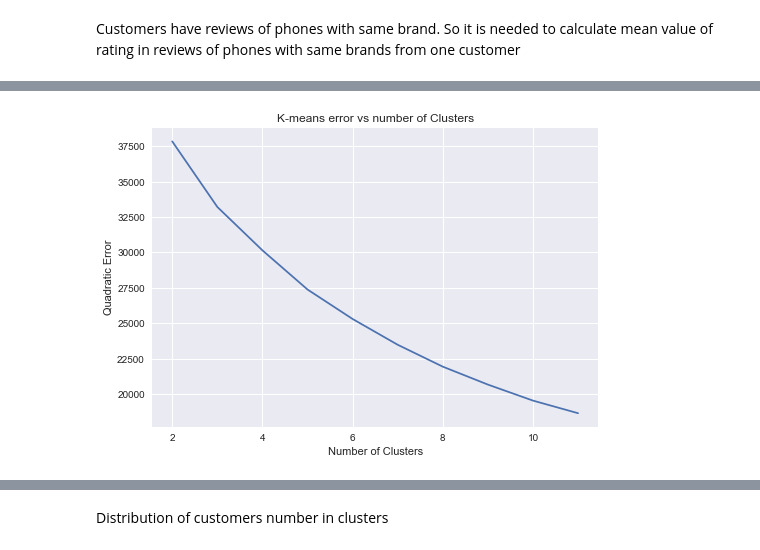
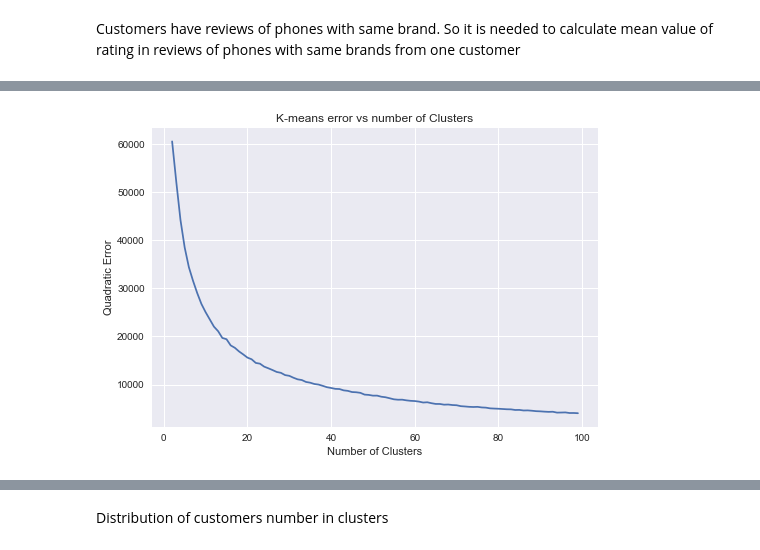
Before and after one commit to ma-petrov/recommendation-system, a Jupyter notebook: amazon-phones-reviews.ipynb, the cells around one changed output, grey strips where cells are left out. Saved outputs shown, nothing was run; the diff lists cells and outputs as text; code cells hidden in the pictures.

```diff
--- a/amazon-phones-reviews.ipynb
+++ b/amazon-phones-reviews.ipynb
@@ -70,0 +113,3 @@ sample length: 17925
+# %%
+rf = rf.assign(daysdelta=rf.mean_timedelta.apply(lambda x: int(x / np.timedelta64(1, 'D'))))
+_ = plt.hist(rf.daysdelta)
@@ -70,0 +118,3 @@ sample length: 17925
+# %%
+reviews1 = reviews1.join(rf.set_index('name'), on='name')
+reviews1.head()
@@ -70,0 +128,8 @@ sample length: 17925
+# %%
+border = 1
+groups = ['<{}'.format(border), '>={}'.format(border)]
+reviews1 = reviews1.assign(daysdelta_grp=reviews1.daysdelta.apply(lambda x: groups[0] if x<border else groups[1]))
+fig, axs = plt.subplots(1, 2, figsize=(16, 4))
+for i, grp in enumerate(groups):
+    axs[i].hist(reviews1.loc[reviews1.daysdelta_grp==grp, 'rating'])
+    axs[i].set_title(grp)
@@ -71,10 +138,9 @@ sample length: 17925
 # %% [markdown]
 Merging brand name instead off asin number, dropping rows with unplugged brand
 # %%
-reviews1 = reviews1[['asin', 'name', 'rating']].join(items[['asin', 'brand']].set_index('asin'), on='asin')
+reviews1 = reviews1[['name', 'asin', 'rating']].join(items[['asin', 'brand']].set_index('asin'), on='asin')
 reviews1 = reviews1[reviews1.brand.isnull()==False]
 reviews1.drop(['asin'], axis='columns', inplace=True)
-
 print('sample length: {}'.format(reviews1.shape[0]))
 reviews1.head()
 # %% [output]
@@ -183,16 +249,16 @@ train_data_pos_pca.head()
 # %%
 inertia = []
 scores = []
-for n_clusters in range(2, 12):
+for n_clusters in tqdm(range(2, 100)):
     kmeans = KMeans(n_clusters=n_clusters)
-    kmeans.fit(reviews1_pos_pca)
+    kmeans.fit(train_data_pca)
     inertia.append(kmeans.inertia_)
-plt.plot(range(2, 12), inertia)
+plt.plot(range(2, 100), inertia)
 plt.xlabel('Number of Clusters')
 plt.ylabel('Quadratic Error')
 _ = plt.title('K-means error vs number of Clusters')
 # %% [output]
-[figure, old version]
+[figure, new version]
 # %%
 #project the users feature vector in 3 dimensions
 reviews_with_label = pd.DataFrame(PCA(n_components=3).fit_transform(train_data))
```
Also changed, not shown: parts of 28 cells of this notebook, 1 other file.
